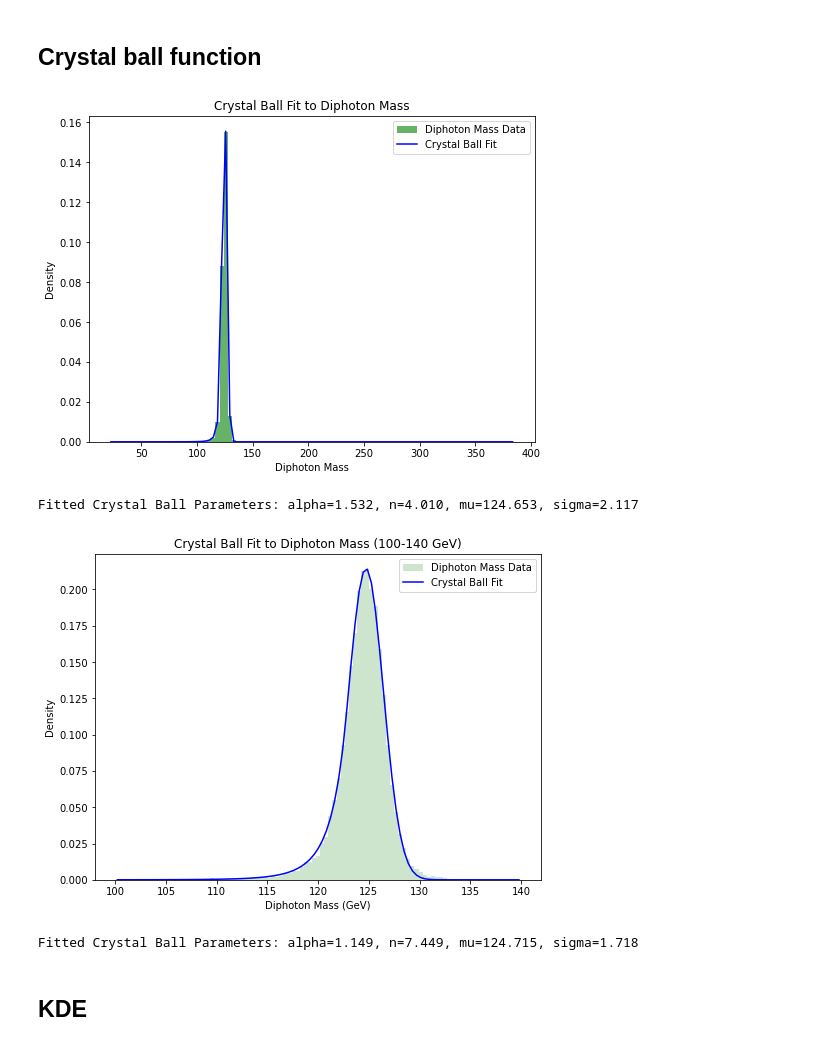
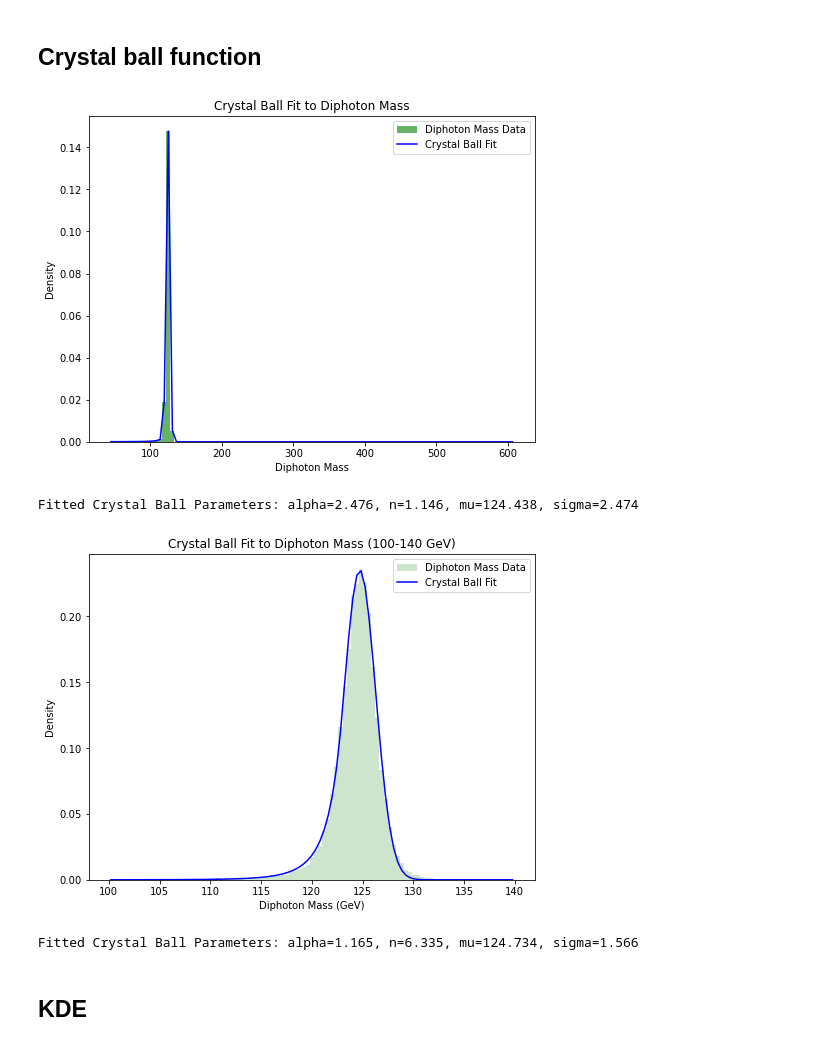
Before and after one commit to tiwariPC/hhbbgg_AwkwardAnalyzer, a Jupyter notebook: stats_study/notebook_signal_fitting/signal_mass_fitting .ipynb, the cells around one changed output. Drawn from its saved outputs; the diff is of its cells as text; code cells hidden in the pictures.

```diff
--- a/stats_study/notebook_signal_fitting/signal_mass_fitting .ipynb
+++ b/stats_study/notebook_signal_fitting/signal_mass_fitting .ipynb
@@ -94,7 +94,7 @@ def fit_crystalball(data, bins):
     return params, bin_centers
 
 # Path to the ROOT file and tree
-file_path = "../../../../output_root/v1_v2_comparison/NMSSM_X300_Y60.root"
+file_path = "../../../output_root/v1_v2_comparison/NMSSM_X400_Y60.root"
 tree_name = "DiphotonTree/data_125_13TeV_NOTAG/"
 
 # Load the ROOT file and extract variables
@@ -127,35 +127,35 @@ diphoton_ = lVector(
     sublead_pho_eta,
     sublead_pho_phi,
 )
 
 # Extract diphoton mass
 diphoton_mass = diphoton_.mass
 
 # Convert `diphoton_mass` to NumPy array
 diphoton_mass_np = ak.to_numpy(diphoton_mass)
 
 # Define histogram bins
 bins = np.linspace(min(diphoton_mass_np), max(diphoton_mass_np), 100)
 
 # Fit the Crystal Ball function to diphoton mass
 params, bin_centers = fit_crystalball(diphoton_mass_np, bins)
 fitted_curve_cb = crystalball_pdf(bin_centers, *params)
 
 # Plot the histogram and Crystal Ball fit
 plt.figure(figsize=(8, 6))
 plt.hist(diphoton_mass_np, bins=bins, density=True, alpha=0.6, color="g", label="Diphoton Mass Data")
 plt.plot(bin_centers, fitted_curve_cb, "b-", label="Crystal Ball Fit")
 plt.xlabel("Diphoton Mass")
 plt.ylabel("Density")
 plt.title("Crystal Ball Fit to Diphoton Mass")
 plt.legend()
 plt.show()
 
 # Print fit parameters
 print(f"Fitted Crystal Ball Parameters: alpha={params[0]:.3f}, n={params[1]:.3f}, mu={params[2]:.3f}, sigma={params[3]:.3f}")
 # %% [output]
-[figure, old version]
+[figure, new version]
-Fitted Crystal Ball Parameters: alpha=1.532, n=4.010, mu=124.653, sigma=2.117
+Fitted Crystal Ball Parameters: alpha=2.476, n=1.146, mu=124.438, sigma=2.474
 # %%
 # Define the desired mass range
 mass_min = 100
@@ -184,8 +184,8 @@ plt.show()
 # Print fit parameters
 print(f"Fitted Crystal Ball Parameters: alpha={params[0]:.3f}, n={params[1]:.3f}, mu={params[2]:.3f}, sigma={params[3]:.3f}")
 # %% [output]
-[figure, old version]
+[figure, new version]
-Fitted Crystal Ball Parameters: alpha=1.149, n=7.449, mu=124.715, sigma=1.718
+Fitted Crystal Ball Parameters: alpha=1.165, n=6.335, mu=124.734, sigma=1.566
 # %% [markdown]
 ## KDE
 # %%
```
Also changed, not shown: parts of 23 cells of this notebook.
